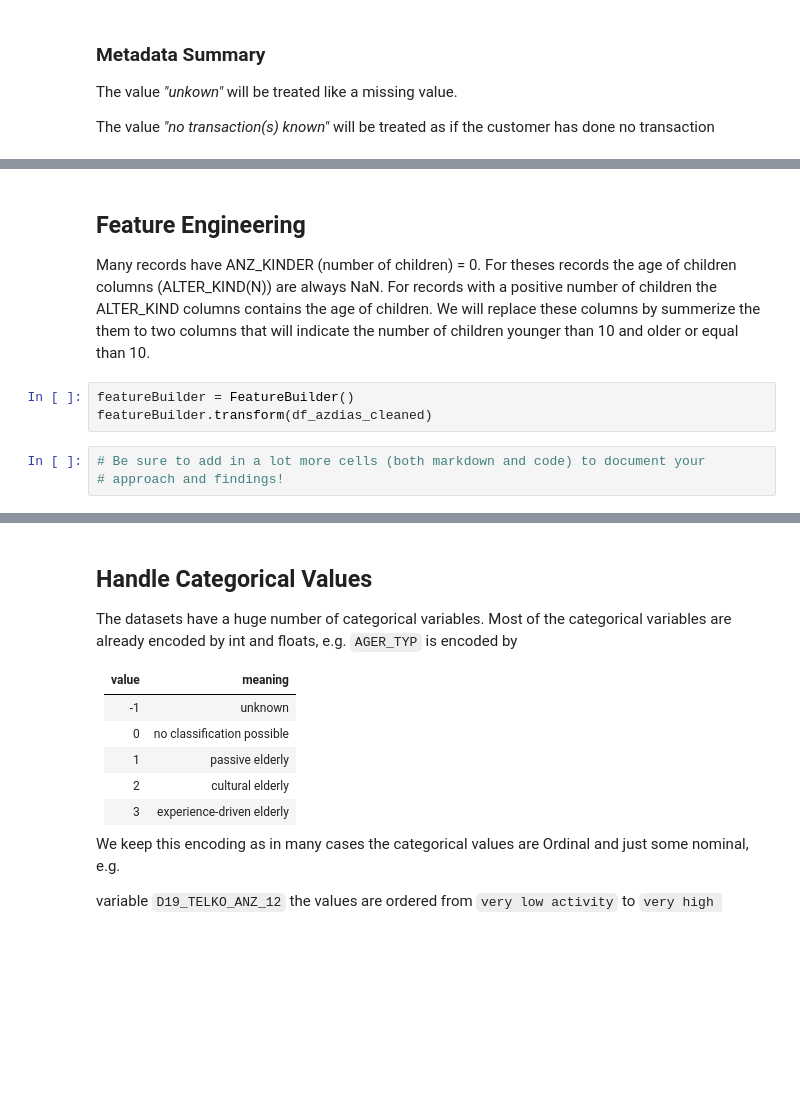
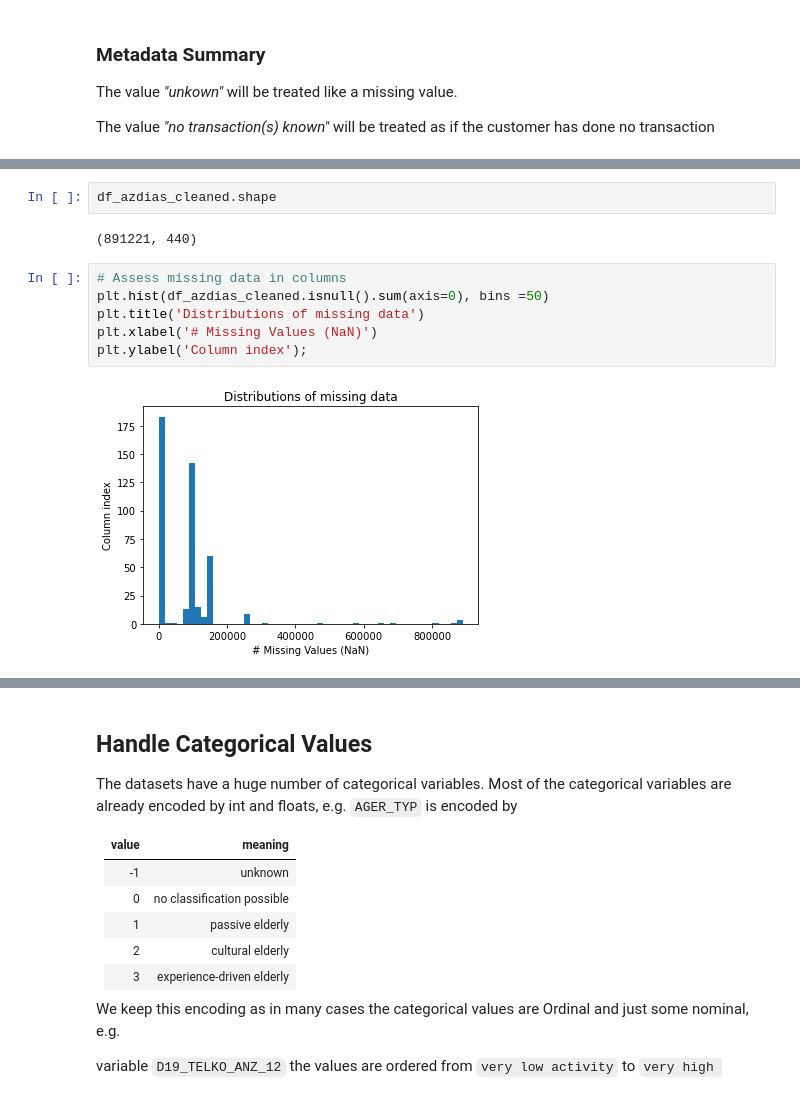
Before and after one commit to step-bauer/dsnd_capstone_arvato, a Jupyter notebook: Arvato Project Workbook.ipynb, the cells around one changed output, grey strips where cells are left out. Cells and saved outputs as stored; diff of their text form; blank space fills up the shorter version.

```diff
--- a/Arvato Project Workbook.ipynb
+++ b/Arvato Project Workbook.ipynb
@@ -567,12 +640,12 @@ replace unkown values by NaNs
-# %% [markdown]
-## Feature Engineering
-Many records have ANZ_KINDER (number of children) = 0.
-For theses records the age of children columns (ALTER_KIND(N)) are always NaN. For records with a positive number
-of children the ALTER_KIND columns contains the age of children. We will replace these columns by summerize the
- them to two columns that will indicate the number of children younger than 10 and older or equal than 10.
-# %%
-featureBuilder = FeatureBuilder()
-featureBuilder.transform(df_azdias_cleaned)
-# %%
-# Be sure to add in a lot more cells (both markdown and code) to document your
-# approach and findings!
+# %%
+df_azdias_cleaned.shape
+# %% [output]
+(891221, 440)
+# %%
+# Assess missing data in columns
+plt.hist(df_azdias_cleaned.isnull().sum(axis=0), bins =50)
+plt.title('Distributions of missing data')
+plt.xlabel('# Missing Values (NaN)')
+plt.ylabel('Column index');
+# %% [output]
+[figure, added]
```
Also changed, not shown: parts of 34 cells of this notebook, 1 other file.
